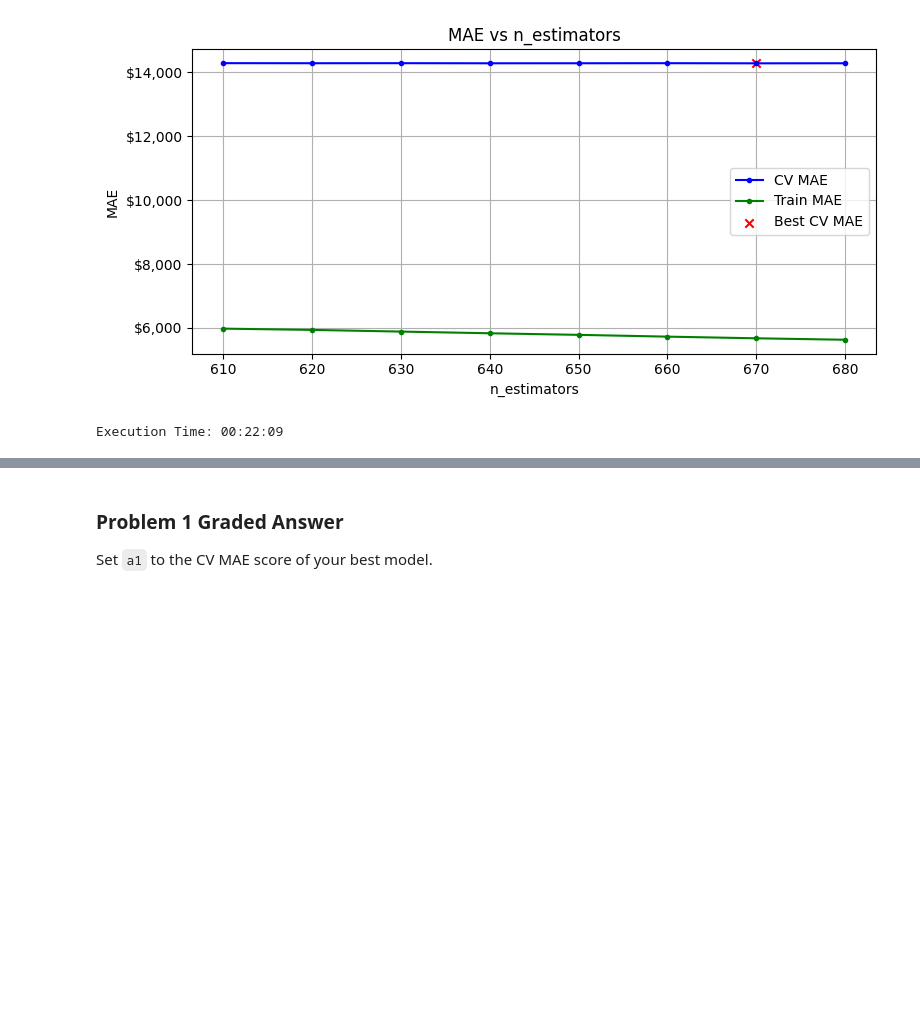
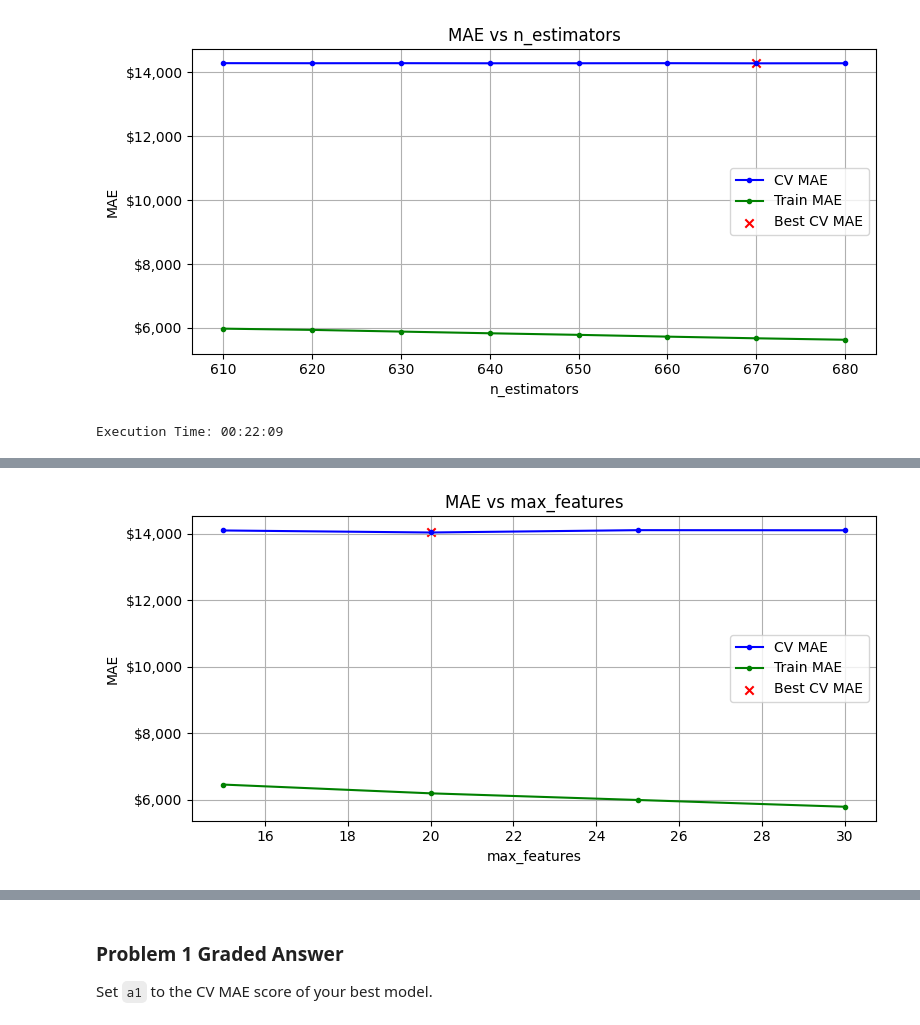
Before and after one commit to Jbaner/Module-3-Assignments, a Jupyter notebook: Homework_07.ipynb, the cells around one changed output, grey strips where cells are left out. Drawn from its saved outputs; the diff is of its cells as text; code cells hidden in the pictures; blank space fills up the shorter version.

```diff
--- a/Homework_07.ipynb
+++ b/Homework_07.ipynb
@@ -536,0 +570,10 @@ Execution Time: 00:22:09
+# %%
+Params_GB = sweep_parameter(
+    model=GradientBoostingRegressor,
+    Parameters=Params_GB,
+    param='max_features',
+    parameter_list=[15,20,25,30],
+    n_repeats=5
+)
+# %% [output]
+[figure, added]
```
Also changed, not shown: parts of 4 cells of this notebook.
